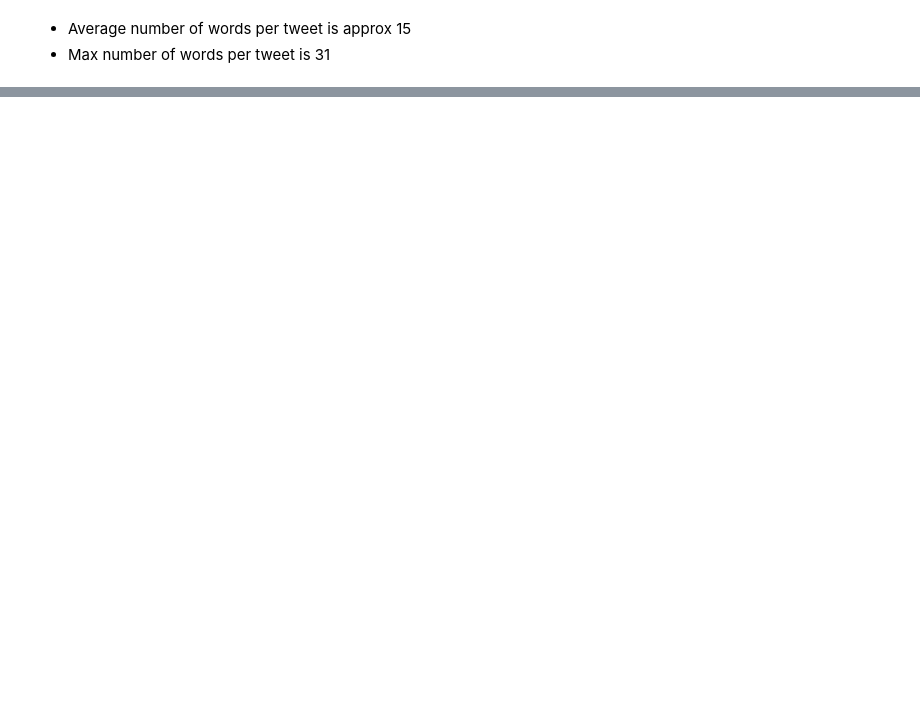
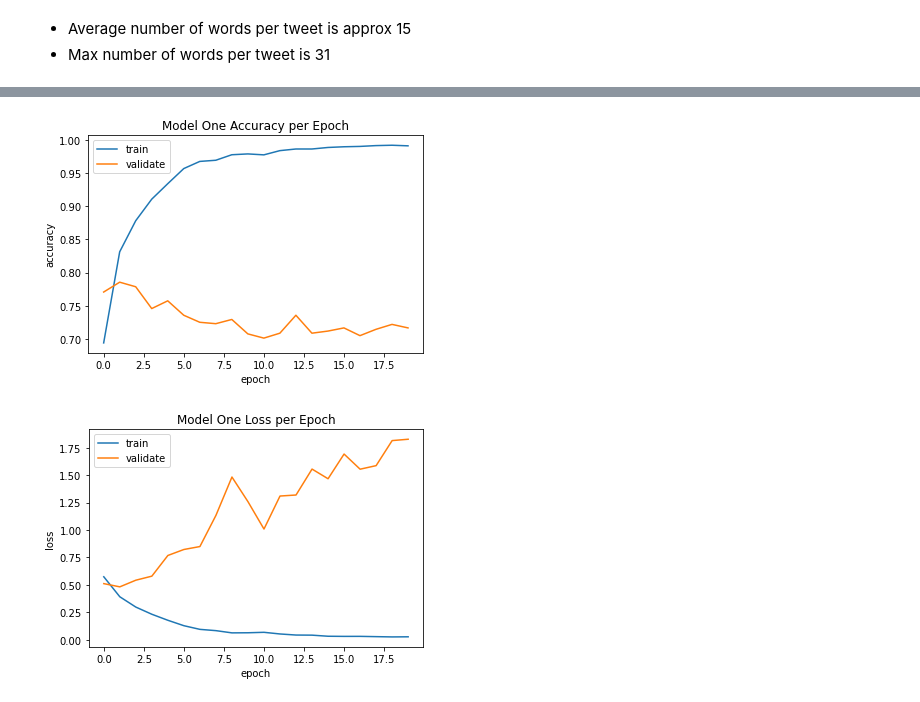
Before and after one commit to karansangha/dtsa5510-week4-nlp, a Jupyter notebook: project.ipynb, the cells around one changed output, grey strips where cells are left out. Cells and saved outputs as stored; diff of their text form; code cells hidden in the pictures; blank space fills up the shorter version.

Commit message:
added model2

```diff
--- a/project.ipynb
+++ b/project.ipynb
@@ -200,0 +320,2 @@ What is stemming?
+# %%
+embedded_docs = pad_sequences(one_hot_list, padding='pre', maxlen=31)
@@ -200,0 +326,6 @@ What is stemming?
+# %%
+# X = df_vec.drop("target", axis=1)
+X = np.array(embedded_docs)
+y = np.array(df_vec["target"])
+
+X_train, X_validation, y_train, y_validation = train_test_split(X, y, test_size=0.25, shuffle=True, random_state=42)
@@ -200,0 +349,9 @@ What is stemming?
+# %%
+model = Sequential()
+
+model.add(Embedding(5001, 40, input_length=31))
+model.add(Dropout(0.2))
+model.add(LSTM(256, dropout=0.2))
+model.add(Dense(1, activation='sigmoid'))
+opt = tf.keras.optimizers.Adam(0.001)
+model.compile(loss='binary_crossentropy',optimizer=opt,metrics=['accuracy'])
@@ -200,0 +377,2 @@ What is stemming?
+# %%
+history = model.fit(X_train, y_train, epochs=20, batch_size=32, validation_data=(X_validation, y_validation))
@@ -200,0 +397,20 @@ What is stemming?
+# %%
+plt.plot(history.history['accuracy'])
+plt.plot(history.history['val_accuracy'])
+plt.title('Model One Accuracy per Epoch')
+plt.ylabel('accuracy')
+plt.xlabel('epoch')
+plt.legend(['train', 'validate'], loc='upper left')
+plt.show();
+
+# plot model loss per epoch
+plt.plot(history.history['loss'])
+plt.plot(history.history['val_loss'])
+plt.title('Model One Loss per Epoch')
+plt.ylabel('loss')
+plt.xlabel('epoch')
+plt.legend(['train', 'validate'], loc='upper left')
+plt.show();
+# %% [output]
+[figure, added]
+[figure, added]
```
Also changed, not shown: parts of 40 cells of this notebook.
